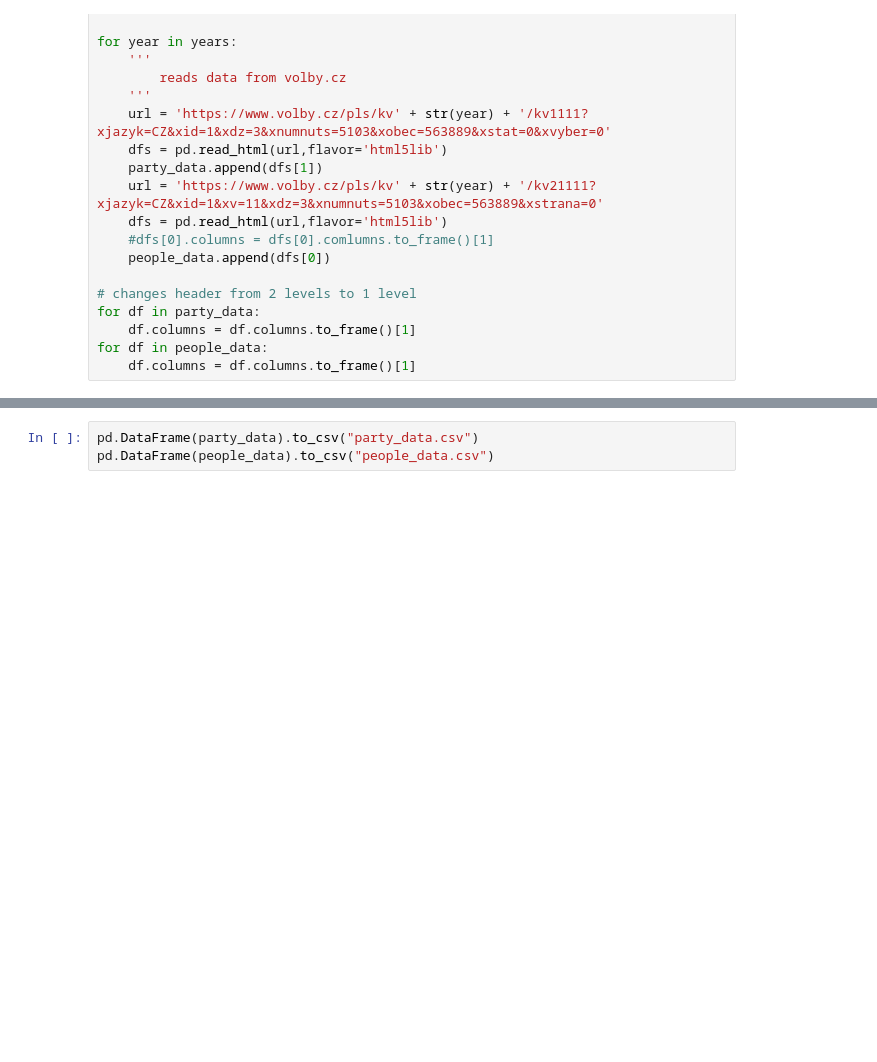
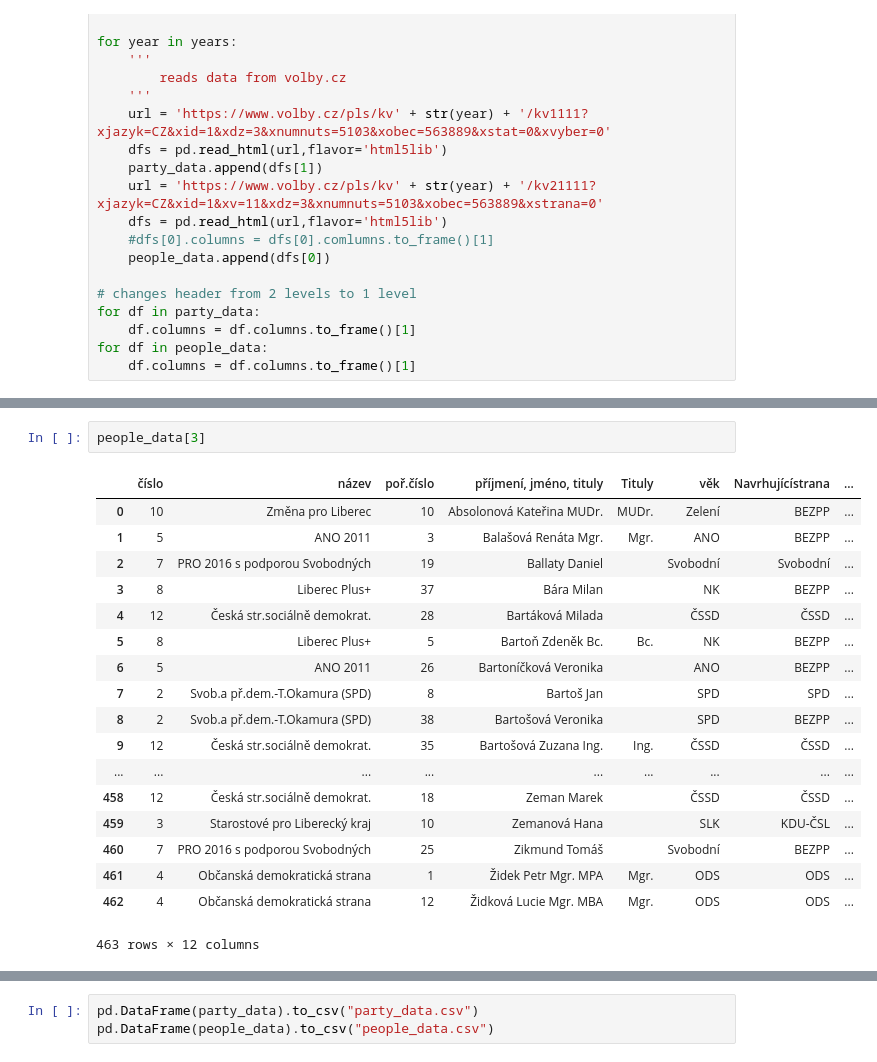
Before and after one commit to zidcenek/BI-VZD-2019-zidcenek, a Jupyter notebook: 01/homework_01_B191.ipynb, the cells around one changed output, grey strips where cells are left out. Drawn from its saved outputs; the diff is of its cells as text; blank space fills up the shorter version.

Commit message:
finished data merge

```diff
--- a/01/homework_01_B191.ipynb
+++ b/01/homework_01_B191.ipynb
@@ -89,0 +92,21 @@ party_data[2]
+# %%
+people_data[3]
+# %% [output]
+|  | číslo | název | poř.číslo | příjmení, jméno, tituly | Tituly | věk | Navrhujícístrana | ... |
+| 0 | 10 | Změna pro Liberec | 10 | Absolonová Kateřina MUDr. | MUDr. | Zelení | BEZPP | ... |
+| 1 | 5 | ANO 2011 | 3 | Balašová Renáta Mgr. | Mgr. | ANO | BEZPP | ... |
+| 2 | 7 | PRO 2016 s podporou Svobodných | 19 | Ballaty Daniel |  | Svobodní | Svobodní | ... |
+| 3 | 8 | Liberec Plus+ | 37 | Bára Milan |  | NK | BEZPP | ... |
+| 4 | 12 | Česká str.sociálně demokrat. | 28 | Bartáková Milada |  | ČSSD | ČSSD | ... |
+| 5 | 8 | Liberec Plus+ | 5 | Bartoň Zdeněk Bc. | Bc. | NK | BEZPP | ... |
+| 6 | 5 | ANO 2011 | 26 | Bartoníčková Veronika |  | ANO | BEZPP | ... |
+| 7 | 2 | Svob.a př.dem.-T.Okamura (SPD) | 8 | Bartoš Jan |  | SPD | SPD | ... |
+| 8 | 2 | Svob.a př.dem.-T.Okamura (SPD) | 38 | Bartošová Veronika |  | SPD | BEZPP | ... |
+| 9 | 12 | Česká str.sociálně demokrat. | 35 | Bartošová Zuzana Ing. | Ing. | ČSSD | ČSSD | ... |
+| ... | ... | ... | ... | ... | ... | ... | ... | ... |
+| 458 | 12 | Česká str.sociálně demokrat. | 18 | Zeman Marek |  | ČSSD | ČSSD | ... |
+| 459 | 3 | Starostové pro Liberecký kraj | 10 | Zemanová Hana |  | SLK | KDU-ČSL | ... |
+| 460 | 7 | PRO 2016 s podporou Svobodných | 25 | Zikmund Tomáš |  | Svobodní | BEZPP | ... |
+| 461 | 4 | Občanská demokratická strana | 1 | Židek Petr Mgr. MPA | Mgr. | ODS | ODS | ... |
+| 462 | 4 | Občanská demokratická strana | 12 | Židková Lucie Mgr. MBA | Mgr. | ODS | ODS | ... |
+463 rows × 12 columns
```
Also changed, not shown: parts of 12 cells of this notebook, 2 other files.
